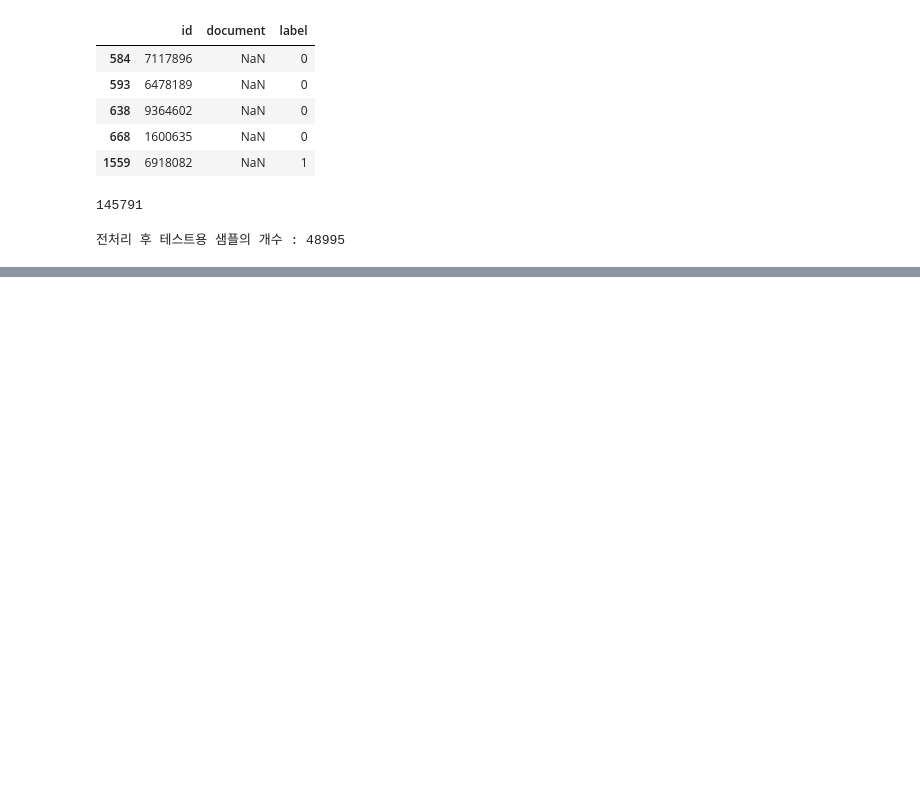
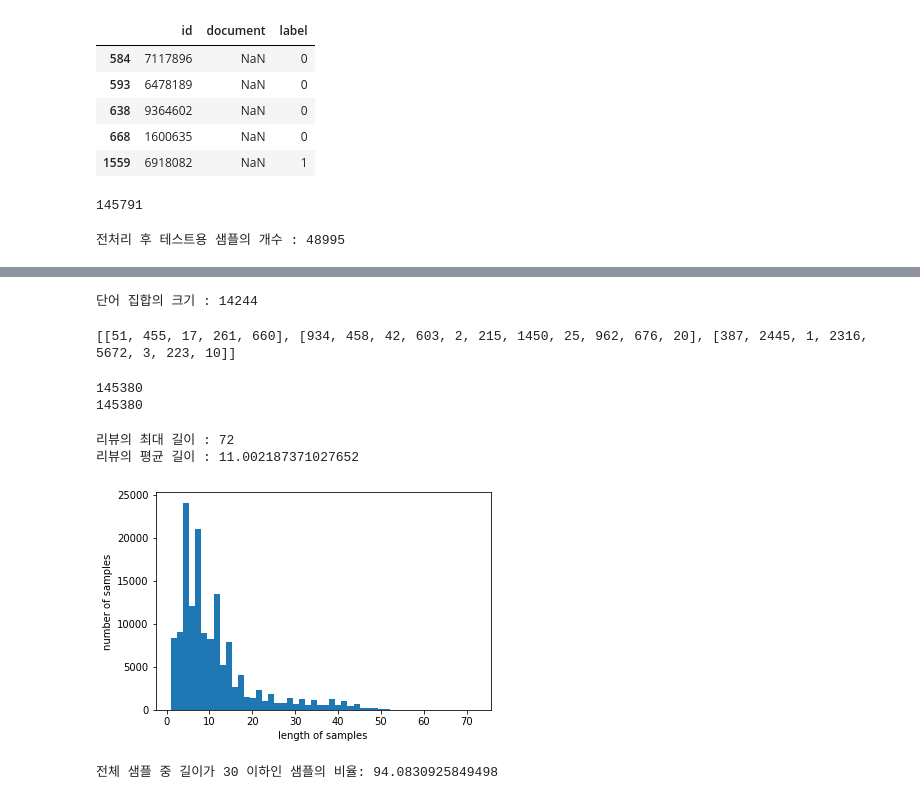
Before and after one commit to Aesol-Ahn/DA_Exercise, a Jupyter notebook: 1126영화리뷰감성분석.ipynb, the cells around one changed output, grey strips where cells are left out. Cells and saved outputs as stored; diff of their text form; code cells hidden in the pictures; blank space fills up the shorter version.

```diff
--- a/1126영화리뷰감성분석.ipynb
+++ b/1126영화리뷰감성분석.ipynb
@@ -170,0 +261,18 @@ print('전처리 후 테스트용 샘플의 개수 :',len(test_data))
+# %%
+#0번 패딩 토큰, 1번 oov를 사용, 2번부터 단어 사용
+
+#oov:out of vocaburary, 보케뷸러리에 없는 단어는 모두 1번으로 해버리자
+
+vocab_size = total_cnt - rare_cnt +2
+print('단어 집합의 크기 :',vocab_size)
+# %% [output]
+단어 집합의 크기 : 14244
+# %%
+tokenizer = Tokenizer(vocab_size, oov_token = 'OOV')
+tokenizer.fit_on_texts(X_train)
+X_train = tokenizer.texts_to_sequences(X_train)
+X_test = tokenizer.texts_to_sequences(X_test)
+# %%
+print(X_train[:3])
+# %% [output]
+[[51, 455, 17, 261, 660], [934, 458, 42, 603, 2, 215, 1450, 25, 962, 676, 20], [387, 2445, 1, 2316, 5672, 3, 223, 10]]
@@ -170,0 +284,26 @@ print('전처리 후 테스트용 샘플의 개수 :',len(test_data))
+# %%
+#의미없는 거 제거
+
+drop_train = [index for index, sentence in enumerate(X_train) if len(sentence) < 1]
+# %%
+# 빈 샘플들을 제거
+X_train = np.delete(X_train, drop_train, axis=0)
+y_train = np.delete(y_train, drop_train, axis=0)
+print(len(X_train))
+print(len(y_train))
+# %% [output]
+145380
+145380
+# %%
+#패딩을 통해 데이터 길이를 동일하게 하는 작업
+
+print('리뷰의 최대 길이 :',max(len(l) for l in X_train))
+print('리뷰의 평균 길이 :',sum(map(len, X_train))/len(X_train))
+plt.hist([len(s) for s in X_train], bins=50)
+plt.xlabel('length of samples')
+plt.ylabel('number of samples')
+plt.show()
+# %% [output]
+리뷰의 최대 길이 : 72
+리뷰의 평균 길이 : 11.002187371027652
+[figure, added]
@@ -170,0 +317,5 @@ print('전처리 후 테스트용 샘플의 개수 :',len(test_data))
+# %%
+max_len = 30
+below_threshold_len(max_len, X_train)
+# %% [output]
+전체 샘플 중 길이가 30 이하인 샘플의 비율: 94.0830925849498
```
Also changed, not shown: parts of 26 cells of this notebook.
